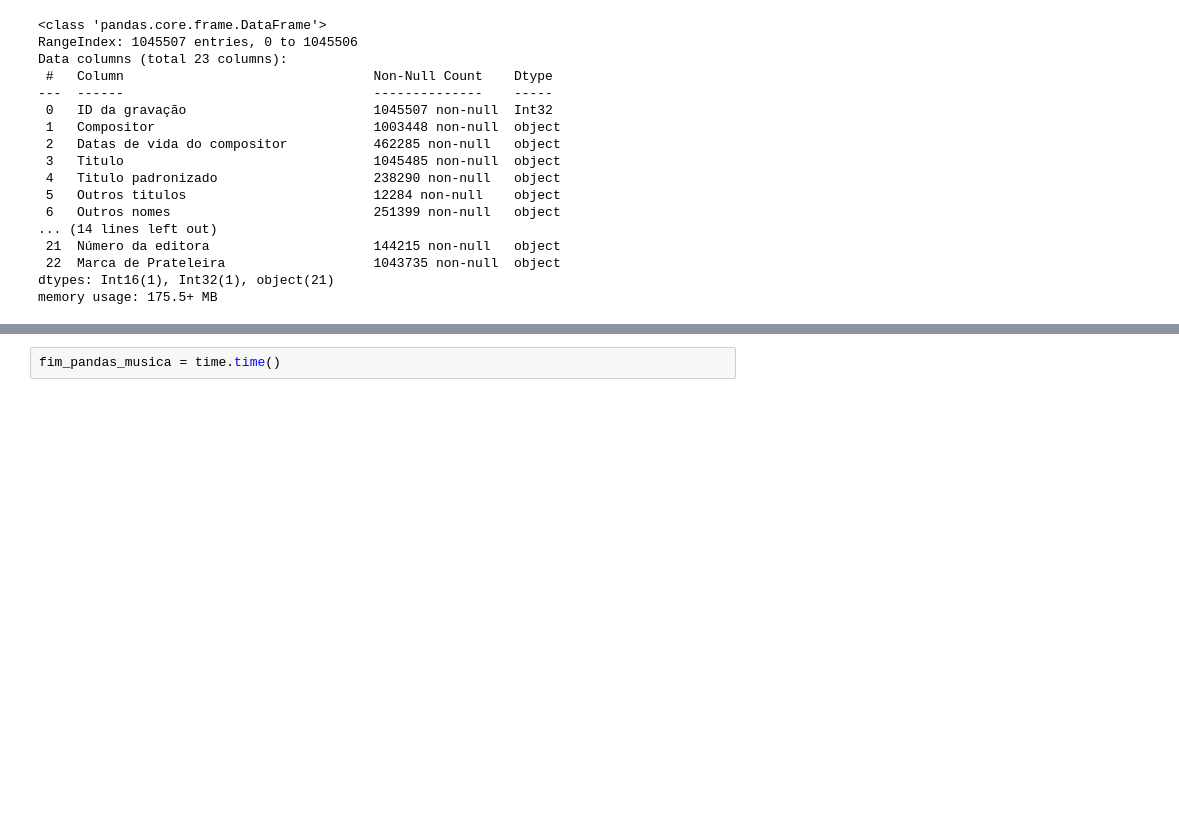
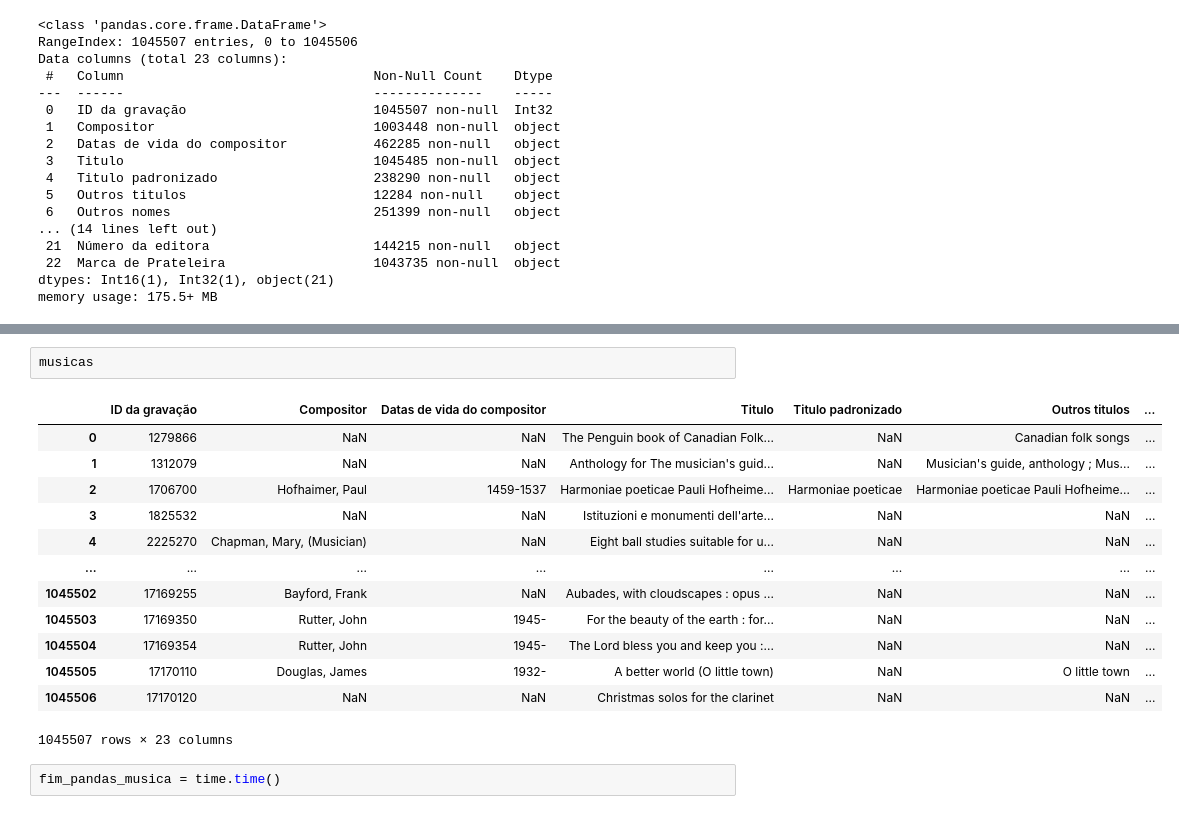
Before and after one commit to GuilhermeKotchergenko/santandercoders_bigdata1_project, a Jupyter notebook: Trabalho pandas X spark .ipynb, the cells around one changed output, grey strips where cells are left out. Drawn from its saved outputs; the diff is of its cells as text; blank space fills up the shorter version.

```diff
--- a/Trabalho pandas X spark .ipynb
+++ b/Trabalho pandas X spark .ipynb
@@ -528,3 +710,19 @@ memory usage: 175.5+ MB
+# %%
+musicas
+# %% [output]
+|  | ID da gravação | Compositor | Datas de vida do compositor | Titulo | Titulo padronizado | Outros titulos | ... |
+| 0 | 1279866 | NaN | NaN | The Penguin book of Canadian Folk... | NaN | Canadian folk songs | ... |
+| 1 | 1312079 | NaN | NaN | Anthology for The musician's guid... | NaN | Musician's guide, anthology ; Mus... | ... |
+| 2 | 1706700 | Hofhaimer, Paul | 1459-1537 | Harmoniae poeticae Pauli Hofheime... | Harmoniae poeticae | Harmoniae poeticae Pauli Hofheime... | ... |
+| 3 | 1825532 | NaN | NaN | Istituzioni e monumenti dell'arte... | NaN | NaN | ... |
+| 4 | 2225270 | Chapman, Mary, (Musician) | NaN | Eight ball studies suitable for u... | NaN | NaN | ... |
+| ... | ... | ... | ... | ... | ... | ... | ... |
+| 1045502 | 17169255 | Bayford, Frank | NaN | Aubades, with cloudscapes : opus ... | NaN | NaN | ... |
+| 1045503 | 17169350 | Rutter, John | 1945- | For the beauty of the earth : for... | NaN | NaN | ... |
+| 1045504 | 17169354 | Rutter, John | 1945- | The Lord bless you and keep you :... | NaN | NaN | ... |
+| 1045505 | 17170110 | Douglas, James | 1932- | A better world (O little town) | NaN | O little town | ... |
+| 1045506 | 17170120 | NaN | NaN | Christmas solos for the clarinet | NaN | NaN | ... |
+1045507 rows × 23 columns
 # %%
 fim_pandas_musica = time.time()
 # %% [markdown]
```
Also changed, not shown: parts of 22 cells of this notebook.
